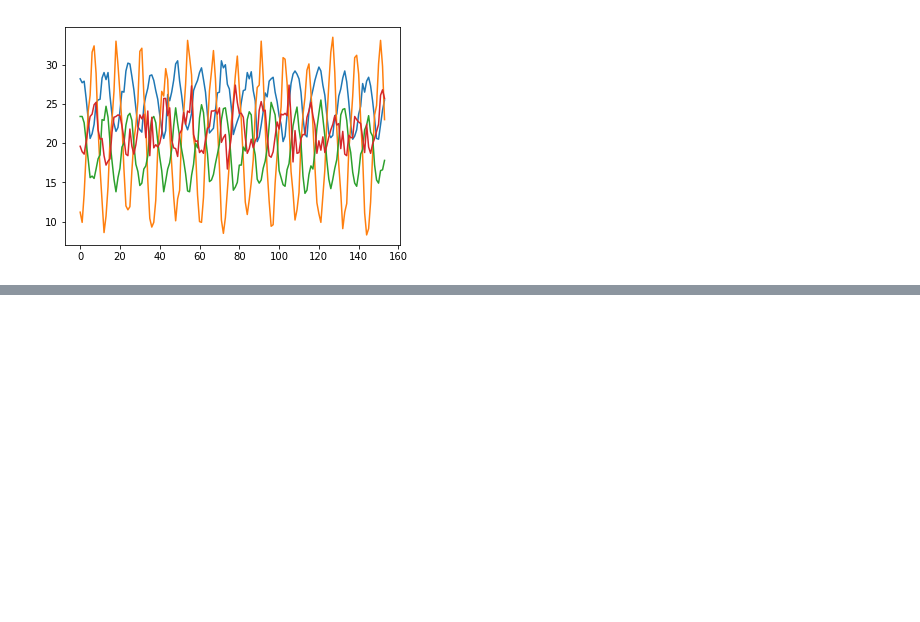
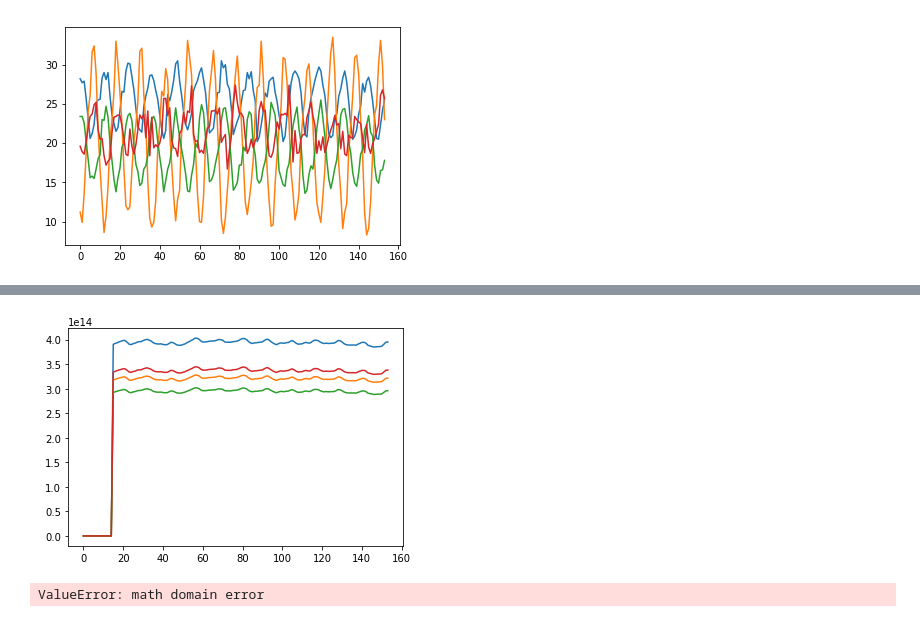
Before and after one commit to Kanbc/ar-model-python, a Jupyter notebook: VAR model function.ipynb, the cells around one changed output, grey strips where cells are left out. Cells and saved outputs as stored; diff of their text form; code cells hidden in the pictures; blank space fills up the shorter version.

Commit message:
BIC score done

```diff
--- a/1 Explore & cleansing dataset.ipynb
+++ b/VAR model function.ipynb
@@ -84,0 +157,27 @@ pyplot.show()
+# %%
+# ---- Cleaning & Rearrange Dataset ----
+from pandas import Series
+from matplotlib import pyplot
+from pandas import DataFrame
+from pandas import concat
+import numpy as np
+
+# dataset
+series1 = Series.from_csv('data/TempAustralia.csv', header=0)
+series2 = Series.from_csv('data/TempAsia.csv', header=0)
+series3 = Series.from_csv('data/TempNZ.csv', header=0)
+series4 = Series.from_csv('data/TempUSA.csv', header=0)
+
+# make key:value structure to 2-dimensional labeled data structure
+values1 = DataFrame(series1.values)
+values2 = DataFrame(series2.values)
+values3 = DataFrame(series3.values)
+values4 = DataFrame(series4.values)
+
+# add multi data to the same set
+dataframe = concat([values1, values2, values3, values4], axis=1)
+data_arr = np.array(dataframe)
+data_tran = data_arr.transpose()
+
+pyplot.plot(data_arr)
+pyplot.show()
@@ -84,0 +186,52 @@ pyplot.show()
+# %%
+# ---- Explore VAR Model ----
+# ---- Example p = 15 ----
+EstOutput = ARestLS(data_tran,15)
+c = EstOutput[0]
+Ahat = EstOutput[1]
+Yhat = EstOutput[2]
+deltaY = EstOutput[3]
+SIGMAhat = EstOutput[4]
+
+YhatTr = Yhat.transpose()
+pyplot.plot(YhatTr)
+pyplot.show()
+# %% [output]
+[figure, added]
+# %%
+import numpy as np
+from math import log
+
+def BIC_ARmodel(deltaY, Sigma, p):
+    # get parameter
+    [n,Nminusp] = np.shape(deltaY) # get n and (N−p)
+    N = Nminusp+p;
+
+    # find right part of log−likelihood function
+    ivSigma = np.linalg.inv(Sigma)
+    rLogli = 0
+    for t in range(0,Nminusp):
+        deltaYt = deltaY[:,t]
+        rLogli = rLogli + np.dot(np.dot(deltaYt.transpose(), ivSigma), deltaYt)
+
+    # find BIC score at order p
+    L = ((N-p)/2)*log(np.linalg.det(ivSigma)) - (1/2)*rLogli
+    d = n*(n*p+1)
+    BIC = -2*L + d*log(N)
+
+    return BIC
+
+bic_arr = []
+for i in range(1,100):
+    EstOutput = ARestLS(data_tran,i)
+    c = EstOutput[0]
+    Ahat = EstOutput[1]
+    Yhat = EstOutput[2]
+    deltaY = EstOutput[3]
+    SIGMAhat = EstOutput[4]
+    bic_arr.append(BIC_ARmodel(deltaY, SIGMAhat, i))
+
+pyplot.plot(bic_arr)
+pyplot.show()
+# %% [output]
+ValueError: math domain error
```
Also changed, not shown: parts of 2 cells of this notebook, 1 other file.
